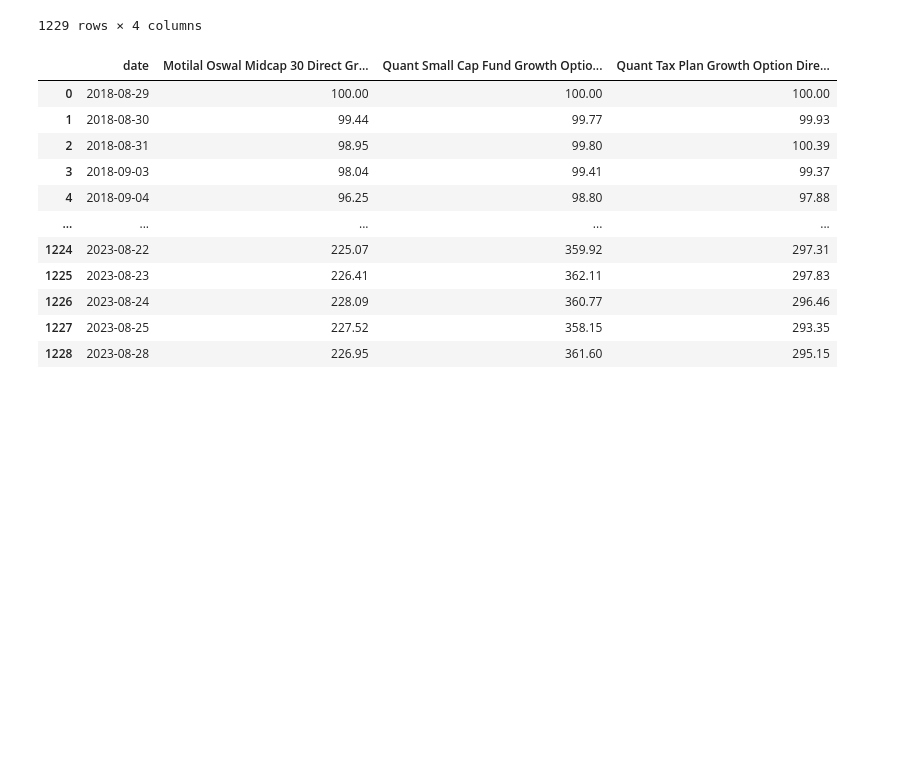
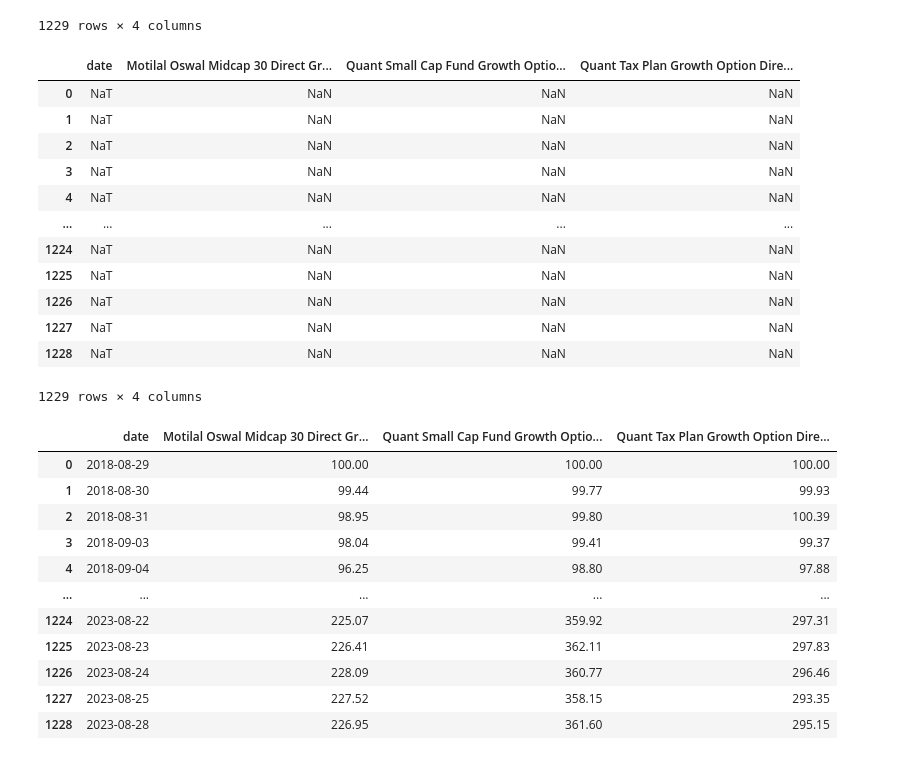
Before and after one commit to amanhooda98/Mutual_Fund_Analytics, a Jupyter notebook: Mutual_Fund_Analytics.ipynb, the cells around one changed output. Cells and saved outputs as stored; diff of their text form; code cells hidden in the pictures; blank space fills up the shorter version.

```diff
--- a/Mutual_Fund_Analytics.ipynb
+++ b/Mutual_Fund_Analytics.ipynb
@@ -236,6 +236,22 @@ merge_equity
 | 1227 | 2023-08-25 | 67.555901 | 188.326996 | 288.174591 |
 | 1228 | 2023-08-28 | 67.385498 | 190.143707 | 289.943512 |
 1229 rows × 4 columns
+# %%
+merge_equity[merge_equity.isna()]
+# %% [output]
+|  | date | Motilal Oswal Midcap 30 Direct Gr... | Quant Small Cap Fund Growth Optio... | Quant Tax Plan Growth Option Dire... |
+| 0 | NaT | NaN | NaN | NaN |
+| 1 | NaT | NaN | NaN | NaN |
+| 2 | NaT | NaN | NaN | NaN |
+| 3 | NaT | NaN | NaN | NaN |
+| 4 | NaT | NaN | NaN | NaN |
+| ... | ... | ... | ... | ... |
+| 1224 | NaT | NaN | NaN | NaN |
+| 1225 | NaT | NaN | NaN | NaN |
+| 1226 | NaT | NaN | NaN | NaN |
+| 1227 | NaT | NaN | NaN | NaN |
+| 1228 | NaT | NaN | NaN | NaN |
+1229 rows × 4 columns
 # %%
 for scheme_name in equity.values():
     merge_equity[scheme_name] = (
```
Also changed, not shown: parts of 8 cells of this notebook.
